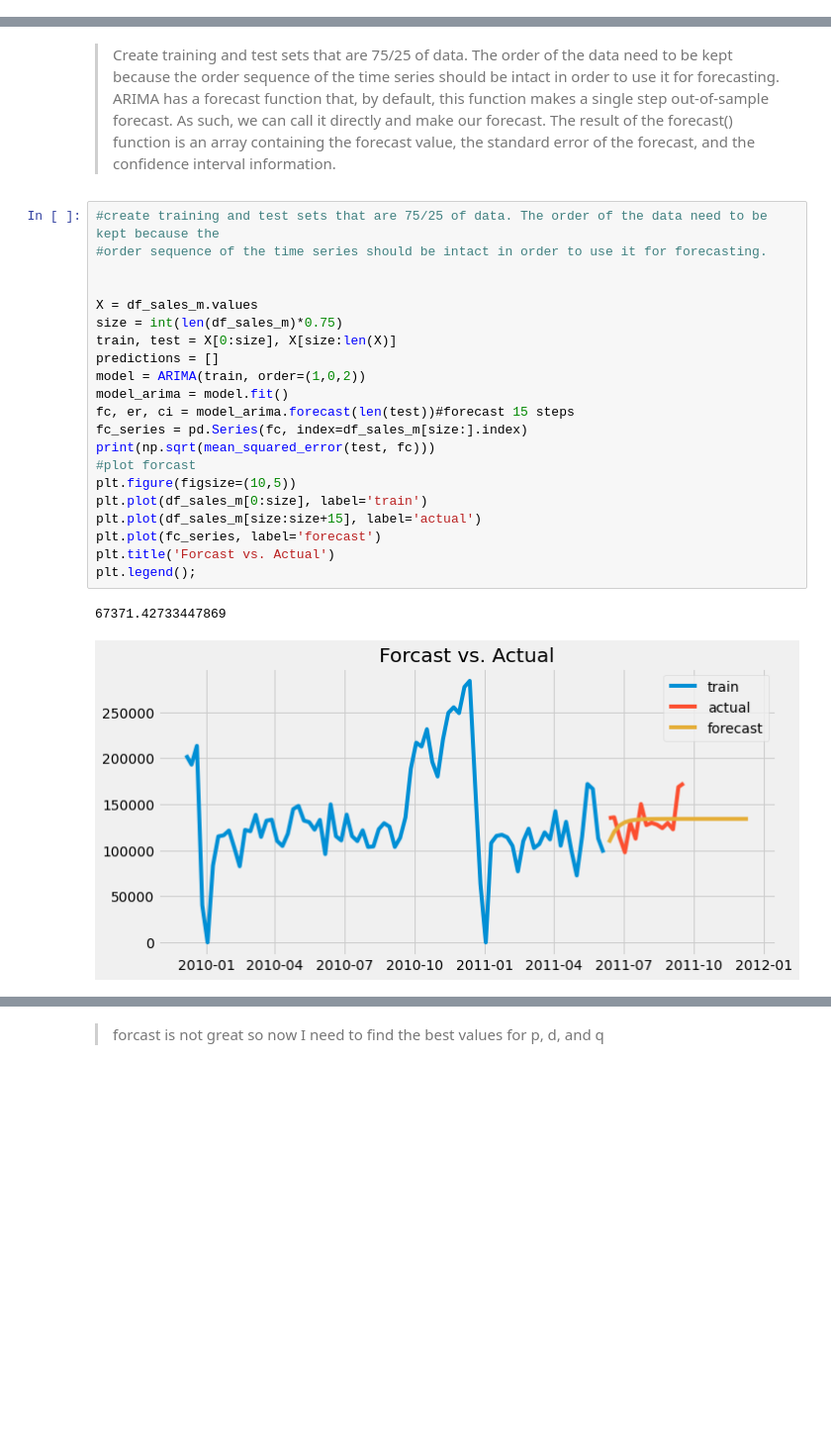
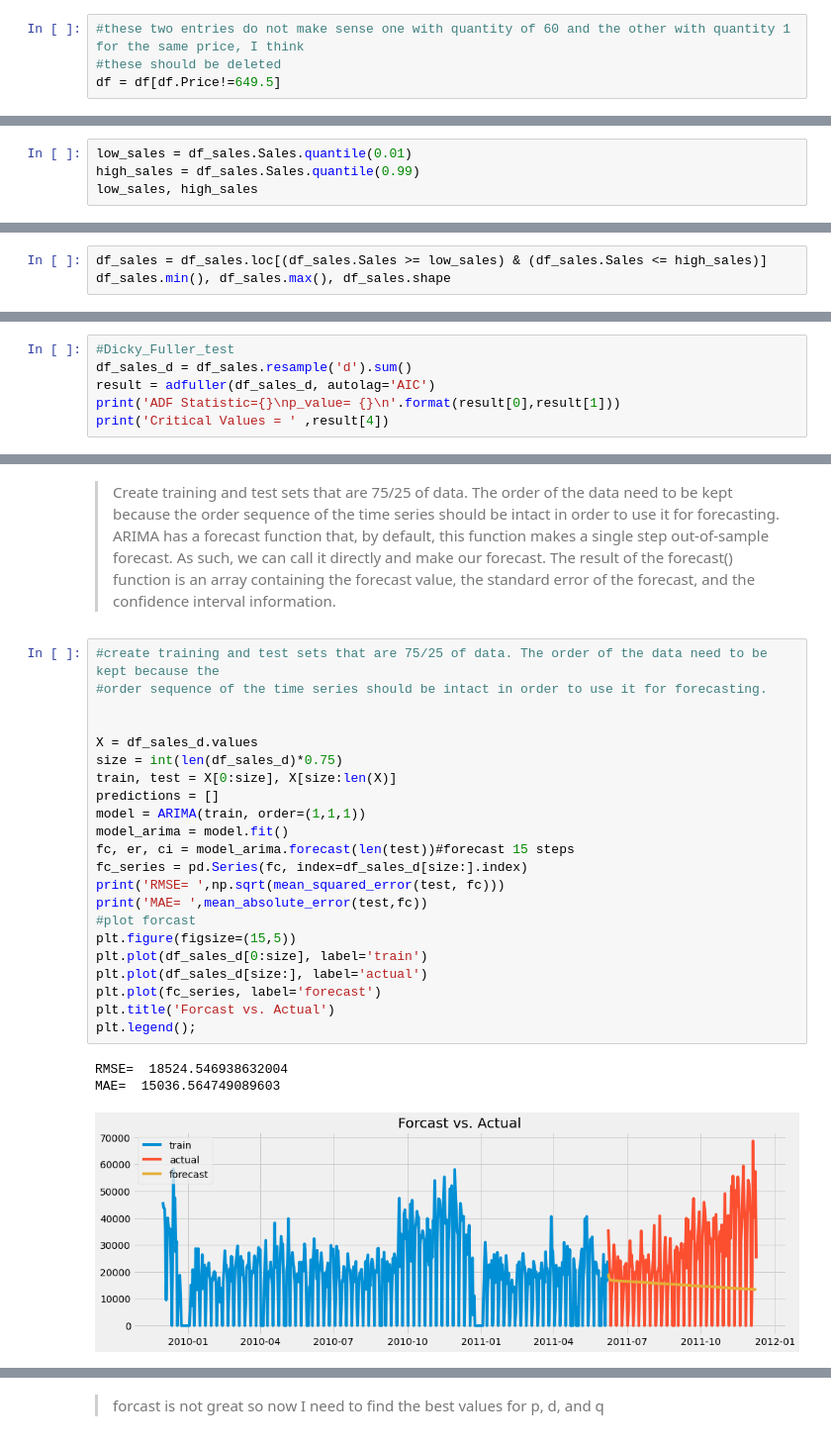
Before and after one commit to rime11/springboard, a Jupyter notebook: capstone_3/data modeling/data_modeling.ipynb, the cells around one changed output, grey strips where cells are left out. Shown at 99% size. Drawn from its saved outputs; the diff is of its cells as text; blank space fills up the shorter version.

Commit message:
re-ran p,d,q iterations for ARIMA

```diff
--- a/capstone_3/data modeling/data_modeling.ipynb
+++ b/capstone_3/data modeling/data_modeling.ipynb
@@ -344,0 +398,4 @@ for bar in p.patches:
+# %%
+#these two entries do not make sense one with quantity of 60 and the other with quantity 1 for the same price, I think
+#these should be deleted
+df = df[df.Price!=649.5]
@@ -723,0 +909,4 @@ df_data.head(2)
+# %%
+low_sales = df_sales.Sales.quantile(0.01)
+high_sales = df_sales.Sales.quantile(0.99)
+low_sales, high_sales
@@ -723,0 +915,3 @@ df_data.head(2)
+# %%
+df_sales = df_sales.loc[(df_sales.Sales >= low_sales) & (df_sales.Sales <= high_sales)]
+df_sales.min(), df_sales.max(), df_sales.shape
@@ -772,0 +999,6 @@ Critical Values =  {'1%': -3.4942202045135513, '5%': -2.889485291005291, '10%':
+# %%
+#Dicky_Fuller_test
+df_sales_d = df_sales.resample('d').sum()
+result = adfuller(df_sales_d, autolag='AIC')
+print('ADF Statistic={}\np_value= {}\n'.format(result[0],result[1]))
+print('Critical Values = ' ,result[4])
@@ -817,24 +1066,26 @@ ARIMA has a forecast function that, by default, this function makes a single ste
 # %%
 #create training and test sets that are 75/25 of data. The order of the data need to be kept because the
 #order sequence of the time series should be intact in order to use it for forecasting.
 
 
-X = df_sales_m.values
-size = int(len(df_sales_m)*0.75)
+X = df_sales_d.values
+size = int(len(df_sales_d)*0.75)
 train, test = X[0:size], X[size:len(X)]
 predictions = []
-model = ARIMA(train, order=(1,0,2))
+model = ARIMA(train, order=(1,1,1))
 model_arima = model.fit()
 fc, er, ci = model_arima.forecast(len(test))#forecast 15 steps
-fc_series = pd.Series(fc, index=df_sales_m[size:].index)
-print(np.sqrt(mean_squared_error(test, fc)))
+fc_series = pd.Series(fc, index=df_sales_d[size:].index)
+print('RMSE= ',np.sqrt(mean_squared_error(test, fc)))
+print('MAE= ',mean_absolute_error(test,fc))
 #plot forcast
-plt.figure(figsize=(10,5))
-plt.plot(df_sales_m[0:size], label='train')
-plt.plot(df_sales_m[size:size+15], label='actual')
+plt.figure(figsize=(15,5))
+plt.plot(df_sales_d[0:size], label='train')
+plt.plot(df_sales_d[size:], label='actual')
 plt.plot(fc_series, label='forecast')
 plt.title('Forcast vs. Actual')
 plt.legend();
 # %% [output]
-67371.42733447869
+RMSE=  18524.546938632004
+MAE=  15036.564749089603
-[figure, old version]
+[figure, new version]
```
Also changed, not shown: parts of 105 cells of this notebook.
